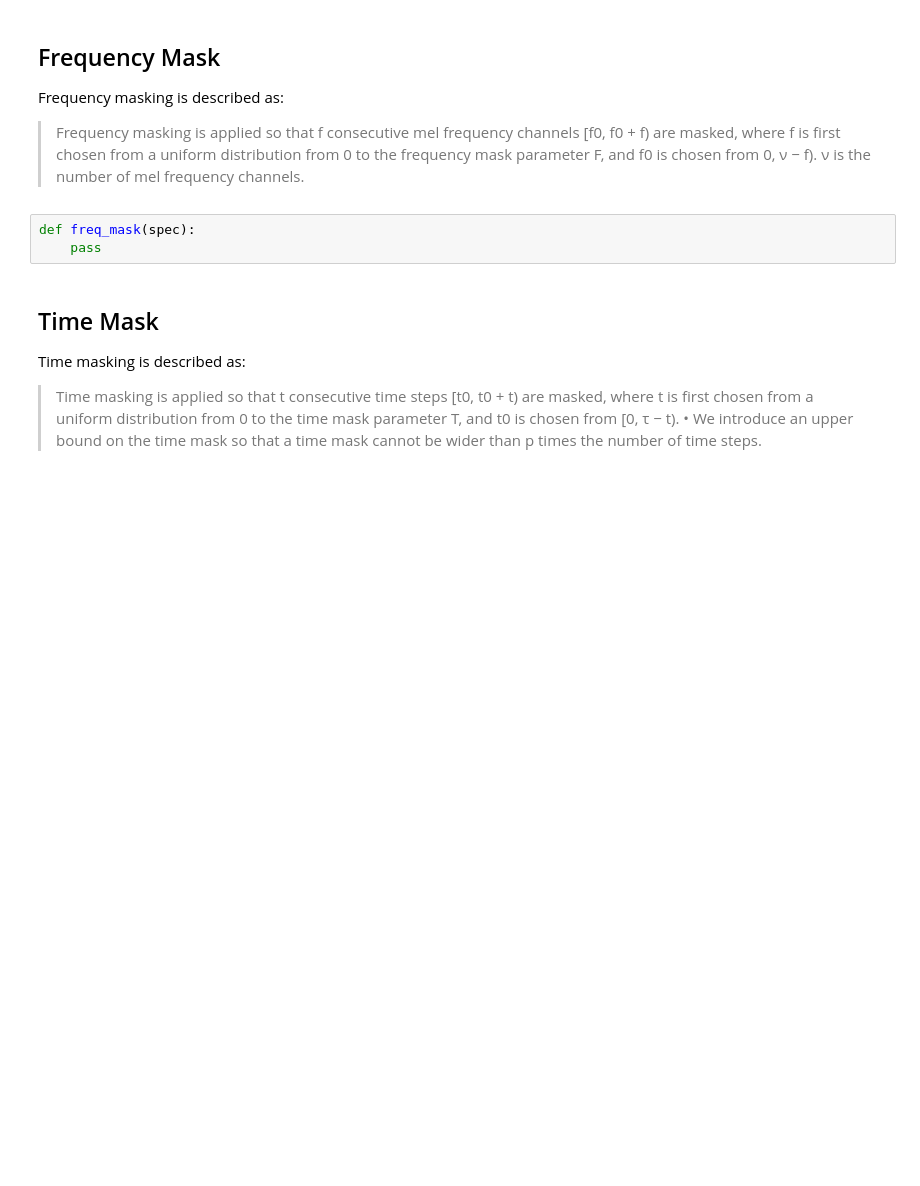
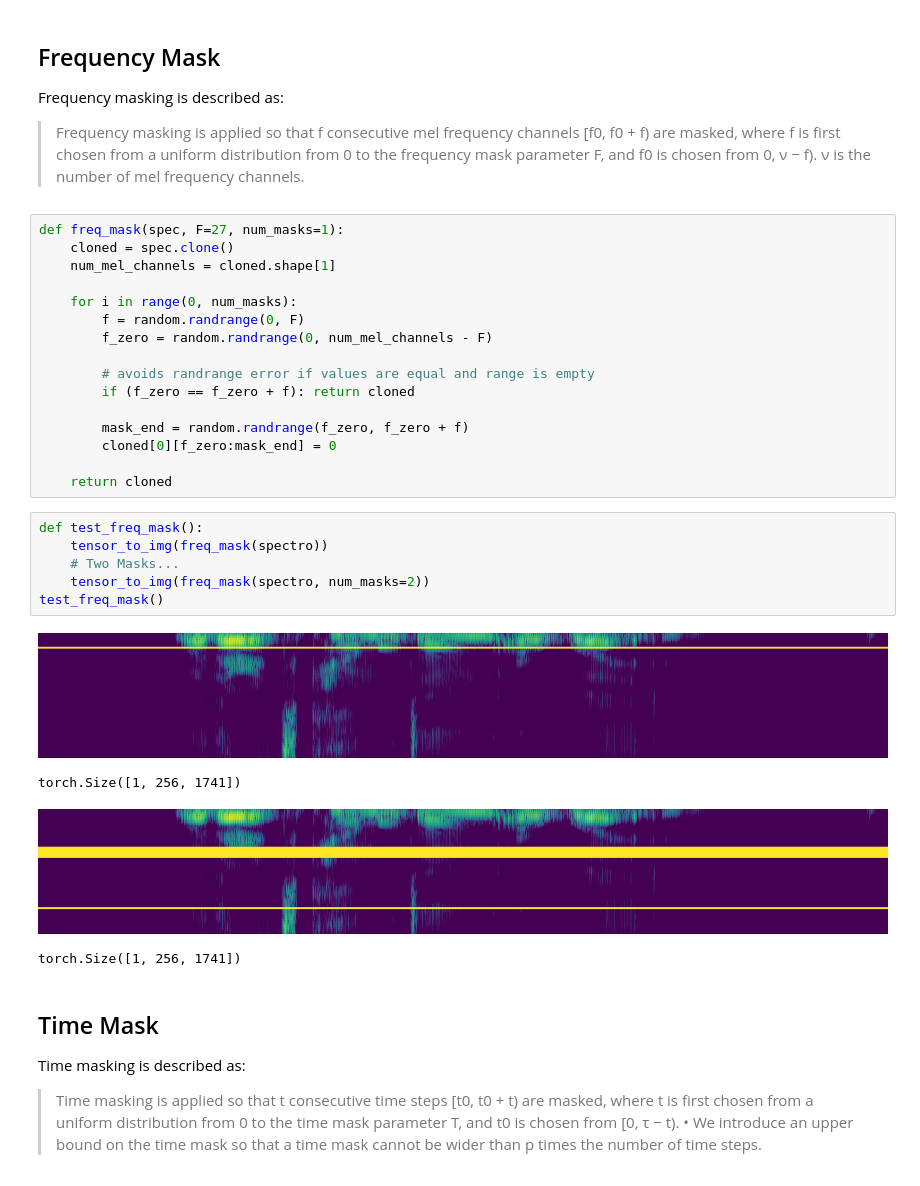
Before and after one commit to zcaceres/spec_augment, a Jupyter notebook: SpecAugment.ipynb, the cells around one changed output. Drawn from its saved outputs; the diff is of its cells as text; blank space fills up the shorter version.

Commit message:
feat: freq_mask

```diff
--- a/SpecAugment.ipynb
+++ b/SpecAugment.ipynb
@@ -139,9 +164,33 @@ Frequency masking is described as:
 frequency channels [f0, f0 + f) are masked, where f is
 first chosen from a uniform distribution from 0 to the
 frequency mask parameter F, and f0 is chosen from 0, ν − f). ν is the number of mel frequency channels.
-# %%
-def freq_mask(spec):
-    pass
+# %%
+def freq_mask(spec, F=27, num_masks=1):
+    cloned = spec.clone()
+    num_mel_channels = cloned.shape[1]
+
+    for i in range(0, num_masks):
+        f = random.randrange(0, F)
+        f_zero = random.randrange(0, num_mel_channels - F)
+
+        # avoids randrange error if values are equal and range is empty
+        if (f_zero == f_zero + f): return cloned
+
+        mask_end = random.randrange(f_zero, f_zero + f)
+        cloned[0][f_zero:mask_end] = 0
+
+    return cloned
+# %%
+def test_freq_mask():
+    tensor_to_img(freq_mask(spectro))
+    # Two Masks...
+    tensor_to_img(freq_mask(spectro, num_masks=2))
+test_freq_mask()
+# %% [output]
+[figure, added]
+torch.Size([1, 256, 1741])
+[figure, added]
+torch.Size([1, 256, 1741])
 # %% [markdown]
 ## Time Mask
 
```
Also changed, not shown: parts of 6 cells of this notebook.
